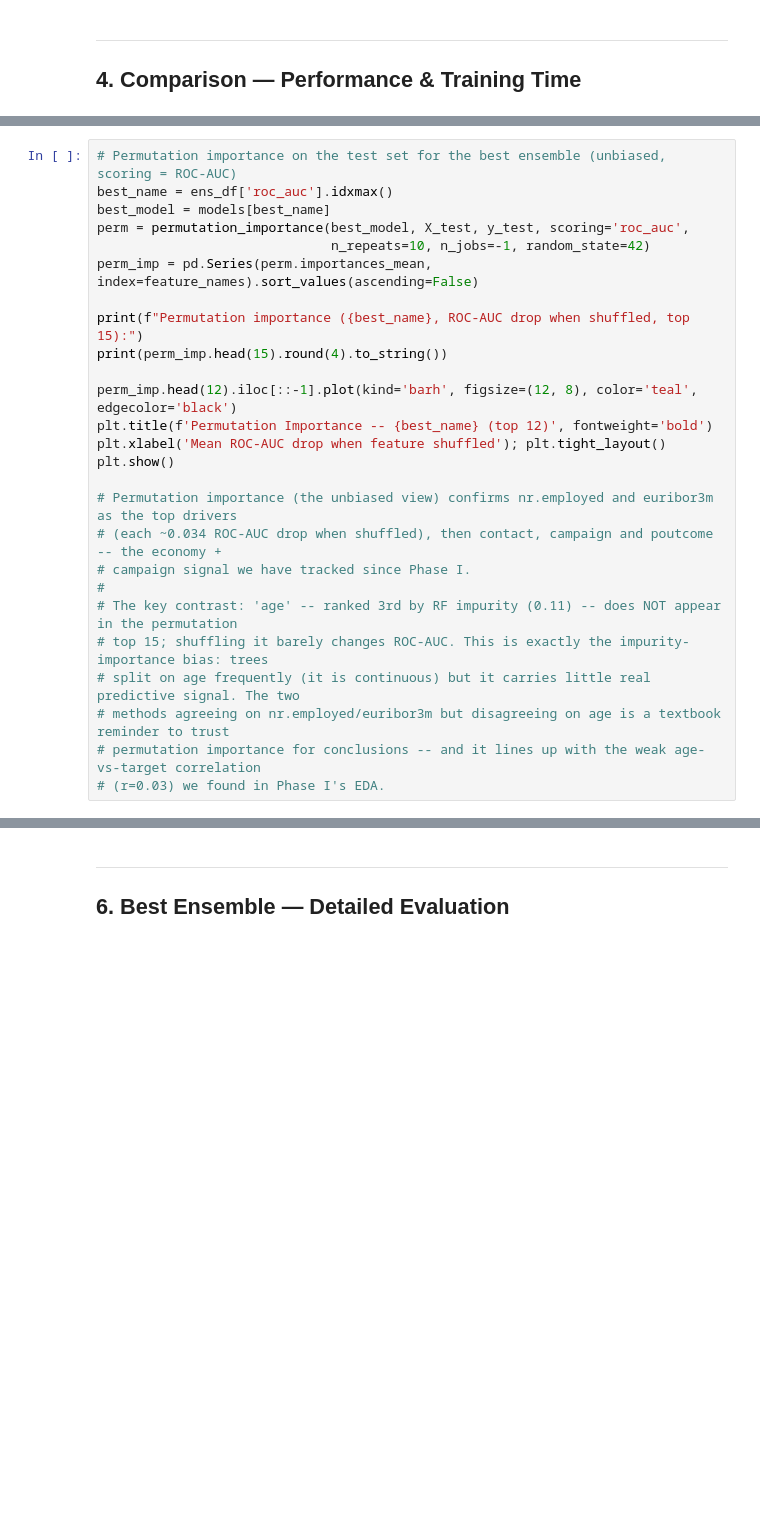
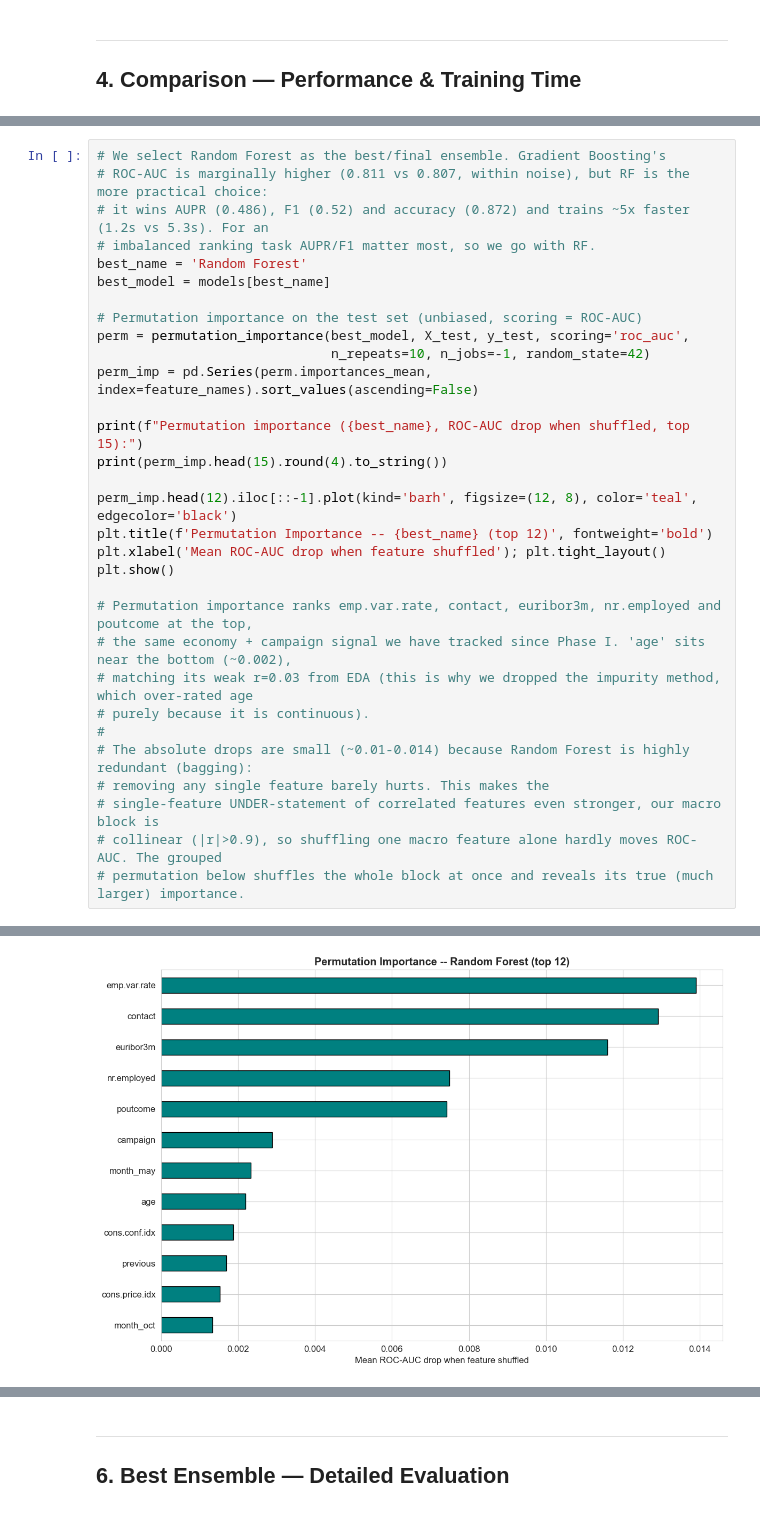
Before and after one commit to armanbzi/MachineLearning-BankMarketing, a Jupyter notebook: phase4_ensemble_methods.ipynb, the cells around one changed output, grey strips where cells are left out. Saved outputs shown, nothing was run; the diff lists cells and outputs as text; blank space fills up the shorter version.

Commit message:
finalized phase4-start phase5

```diff
--- a/phase4_ensemble_methods.ipynb
+++ b/phase4_ensemble_methods.ipynb
@@ -227,7 +231,12 @@ plt.show()
 # %%
-# Permutation importance on the test set for the best ensemble (unbiased, scoring = ROC-AUC)
-best_name = ens_df['roc_auc'].idxmax()
+# We select Random Forest as the best/final ensemble. Gradient Boosting's
+# ROC-AUC is marginally higher (0.811 vs 0.807, within noise), but RF is the more practical choice:
+# it wins AUPR (0.486), F1 (0.52) and accuracy (0.872) and trains ~5x faster (1.2s vs 5.3s). For an
+# imbalanced ranking task AUPR/F1 matter most, so we go with RF.
+best_name = 'Random Forest'
 best_model = models[best_name]
+
+# Permutation importance on the test set (unbiased, scoring = ROC-AUC)
 perm = permutation_importance(best_model, X_test, y_test, scoring='roc_auc',
                               n_repeats=10, n_jobs=-1, random_state=42)
 perm_imp = pd.Series(perm.importances_mean, index=feature_names).sort_values(ascending=False)
@@ -240,13 +249,14 @@ plt.title(f'Permutation Importance -- {best_name} (top 12)', fontweight='bold')
 plt.xlabel('Mean ROC-AUC drop when feature shuffled'); plt.tight_layout()
 plt.show()
 
-# Permutation importance (the unbiased view) confirms nr.employed and euribor3m as the top drivers
-# (each ~0.034 ROC-AUC drop when shuffled), then contact, campaign and poutcome -- the economy +
-# campaign signal we have tracked since Phase I.
+# Permutation importance ranks emp.var.rate, contact, euribor3m, nr.employed and poutcome at the top,
+# the same economy + campaign signal we have tracked since Phase I. 'age' sits near the bottom (~0.002),
+# matching its weak r=0.03 from EDA (this is why we dropped the impurity method, which over-rated age
+# purely because it is continuous).
 #
-# The key contrast: 'age' -- ranked 3rd by RF impurity (0.11) -- does NOT appear in the permutation
-# top 15; shuffling it barely changes ROC-AUC. This is exactly the impurity-importance bias: trees
-# split on age frequently (it is continuous) but it carries little real predictive signal. The two
-# methods agreeing on nr.employed/euribor3m but disagreeing on age is a textbook reminder to trust
-# permutation importance for conclusions -- and it lines up with the weak age-vs-target correlation
-# (r=0.03) we found in Phase I's EDA.
+# The absolute drops are small (~0.01-0.014) because Random Forest is highly redundant (bagging):
+# removing any single feature barely hurts. This makes the
+# single-feature UNDER-statement of correlated features even stronger, our macro block is
+# collinear (|r|>0.9), so shuffling one macro feature alone hardly moves ROC-AUC. The grouped
+# permutation below shuffles the whole block at once and reveals its true (much larger) importance.
+# %% [output]
@@ -252,0 +279 @@ plt.show()
+[figure, added]
```
Also changed, not shown: parts of 11 cells of this notebook, 1 other file.
